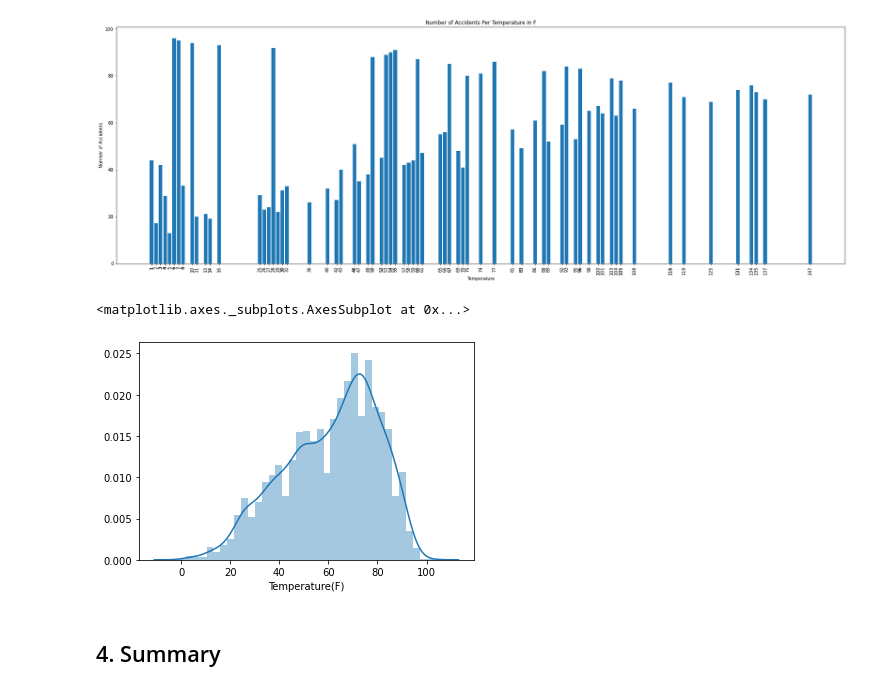
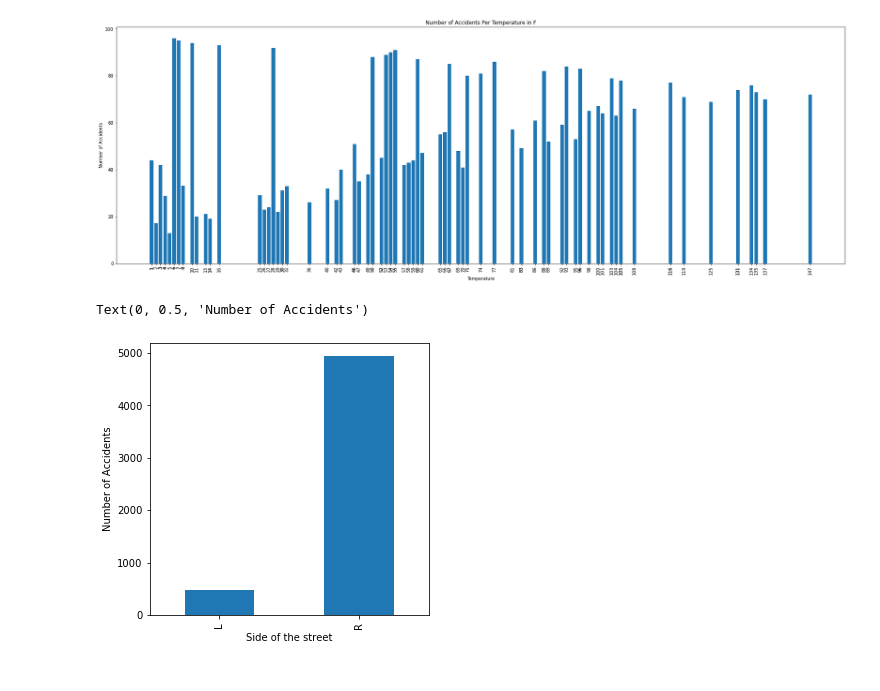
Before and after one commit to AjKovice/IST5520-Group-8, a Jupyter notebook: G8_Milestone_II_IST5520.ipynb, the cells around one changed output. Saved outputs shown, nothing was run; the diff lists cells and outputs as text; code cells hidden in the pictures.

```diff
--- a/G8_Milestone_II_IST5520.ipynb
+++ b/G8_Milestone_II_IST5520.ipynb
@@ -788,11 +809,11 @@ plt.xticks(Temperature.values, rotation='vertical')
 plt.show()
 # %% [output]
 [figure]
-# %%
-import seaborn as sb
-sb.distplot(dat['Temperature(F)'])
-# %% [output]
-<matplotlib.axes._subplots.AxesSubplot at 0x...>
-[figure, removed]
-# %% [markdown]
-## 4. Summary
+# %%
+plt.figure(figsize =(5,5))
+dat.groupby(['Side']).size().plot.bar()
+plt.xlabel('Side of the street')
+plt.ylabel('Number of Accidents')
+# %% [output]
+Text(0, 0.5, 'Number of Accidents')
+[figure, added]
```
Also changed, not shown: parts of 22 cells of this notebook.
